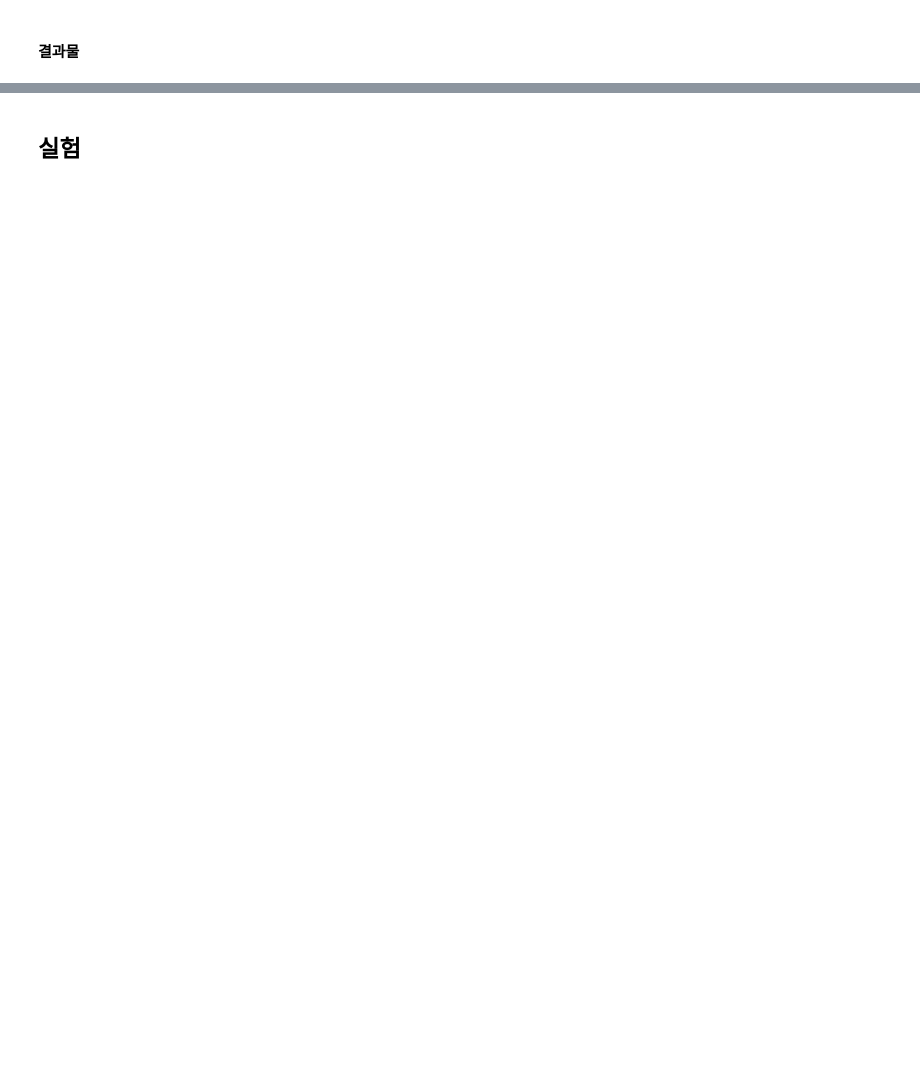
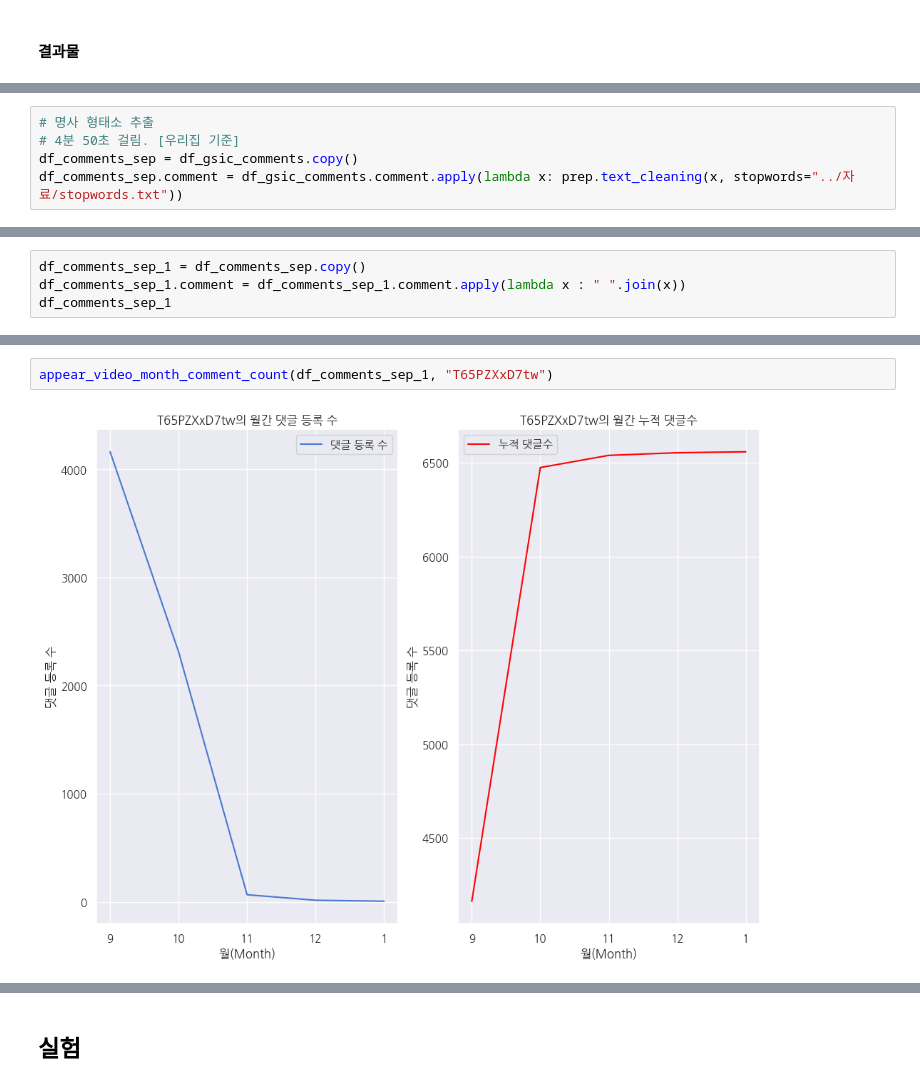
Before and after one commit to kimhyunso/coper-project, a Jupyter notebook: practice_analysis_dowon.ipynb, the cells around one changed output, grey strips where cells are left out. Cells and saved outputs as stored; diff of their text form; blank space fills up the shorter version.

```diff
--- a/practice_analysis_dowon.ipynb
+++ b/practice_analysis_dowon.ipynb
@@ -842,0 +887,5 @@ plt.show()
+# %%
+# 명사 형태소 추출
+# 4분 50초 걸림. [우리집 기준]
+df_comments_sep = df_gsic_comments.copy()
+df_comments_sep.comment = df_gsic_comments.comment.apply(lambda x: prep.text_cleaning(x, stopwords="../자료/stopwords.txt"))
@@ -842,0 +905,4 @@ plt.show()
+# %%
+df_comments_sep_1 = df_comments_sep.copy()
+df_comments_sep_1.comment = df_comments_sep_1.comment.apply(lambda x : " ".join(x))
+df_comments_sep_1
@@ -842,0 +993,4 @@ plt.show()
+# %%
+appear_video_month_comment_count(df_comments_sep_1, "T65PZXxD7tw")
+# %% [output]
+[figure, added]
```
Also changed, not shown: parts of 32 cells of this notebook, 2 other files.
